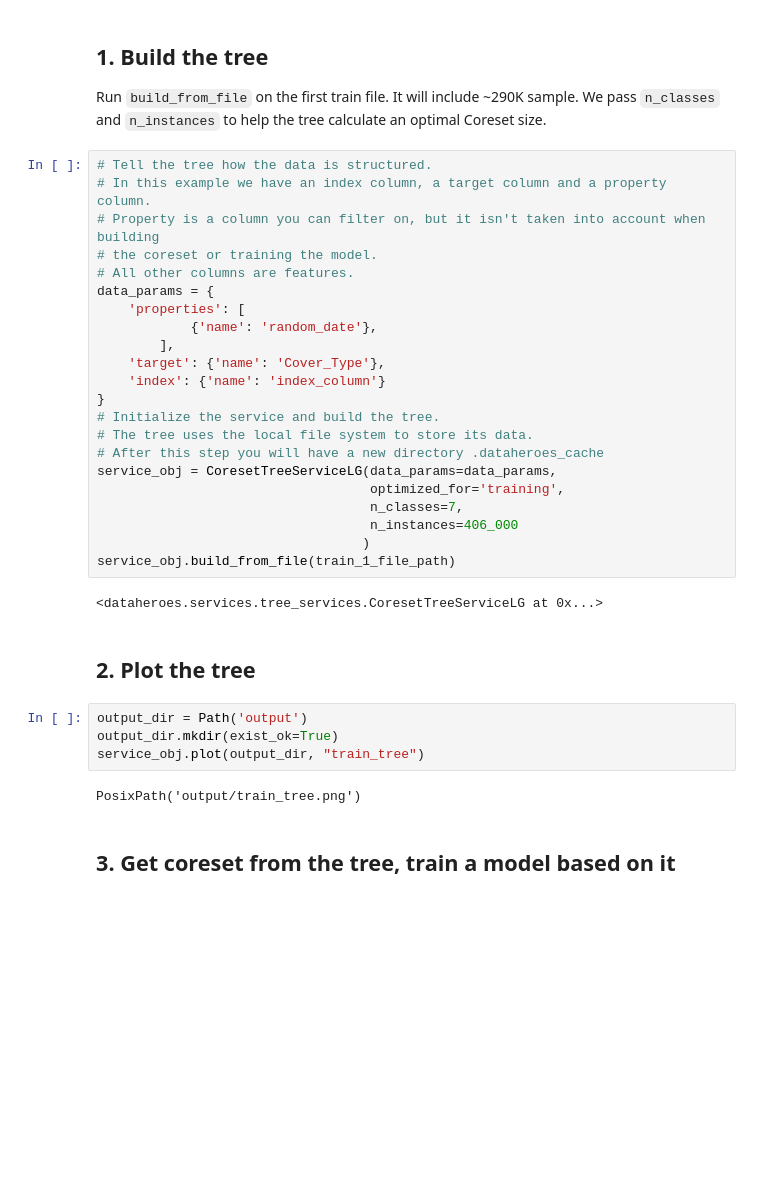
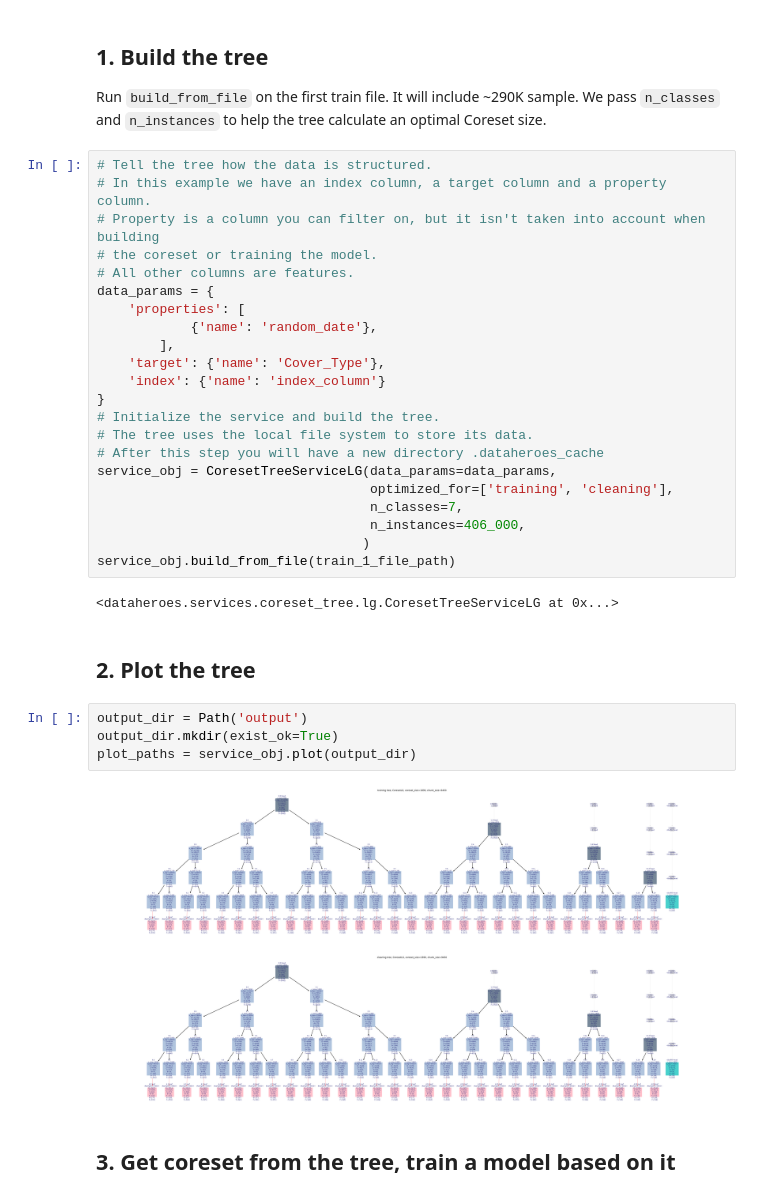
Before and after one commit to filipp-ai/dh-docs-demo, a Jupyter notebook: all_library_functions_tabular_data_covertype.ipynb, the cells around one changed output. Saved outputs shown, nothing was run; the diff lists cells and outputs as text; blank space fills up the shorter version.

```diff
--- a/all_library_functions_tabular_data_covertype.ipynb
+++ b/all_library_functions_tabular_data_covertype.ipynb
@@ -83,21 +83,22 @@ data_params = {
 # The tree uses the local file system to store its data.
 # After this step you will have a new directory .dataheroes_cache
 service_obj = CoresetTreeServiceLG(data_params=data_params,
-                                   optimized_for='training',
+                                   optimized_for=['training', 'cleaning'],
                                    n_classes=7,
-                                   n_instances=406_000
+                                   n_instances=406_000,
                                   )
 service_obj.build_from_file(train_1_file_path)
 # %% [output]
-<dataheroes.services.tree_services.CoresetTreeServiceLG at 0x...>
+<dataheroes.services.coreset_tree.lg.CoresetTreeServiceLG at 0x...>
 # %% [markdown]
 ## 2. Plot the tree
 # %%
 output_dir = Path('output')
 output_dir.mkdir(exist_ok=True)
-service_obj.plot(output_dir, "train_tree")
+plot_paths = service_obj.plot(output_dir)
 # %% [output]
-PosixPath('output/train_tree.png')
+[figure, added]
+[figure, added]
 # %% [markdown]
 ## 3. Get coreset from the tree, train a model based on it
 # %%
```
Also changed, not shown: parts of 6 cells of this notebook, 31 other files.
